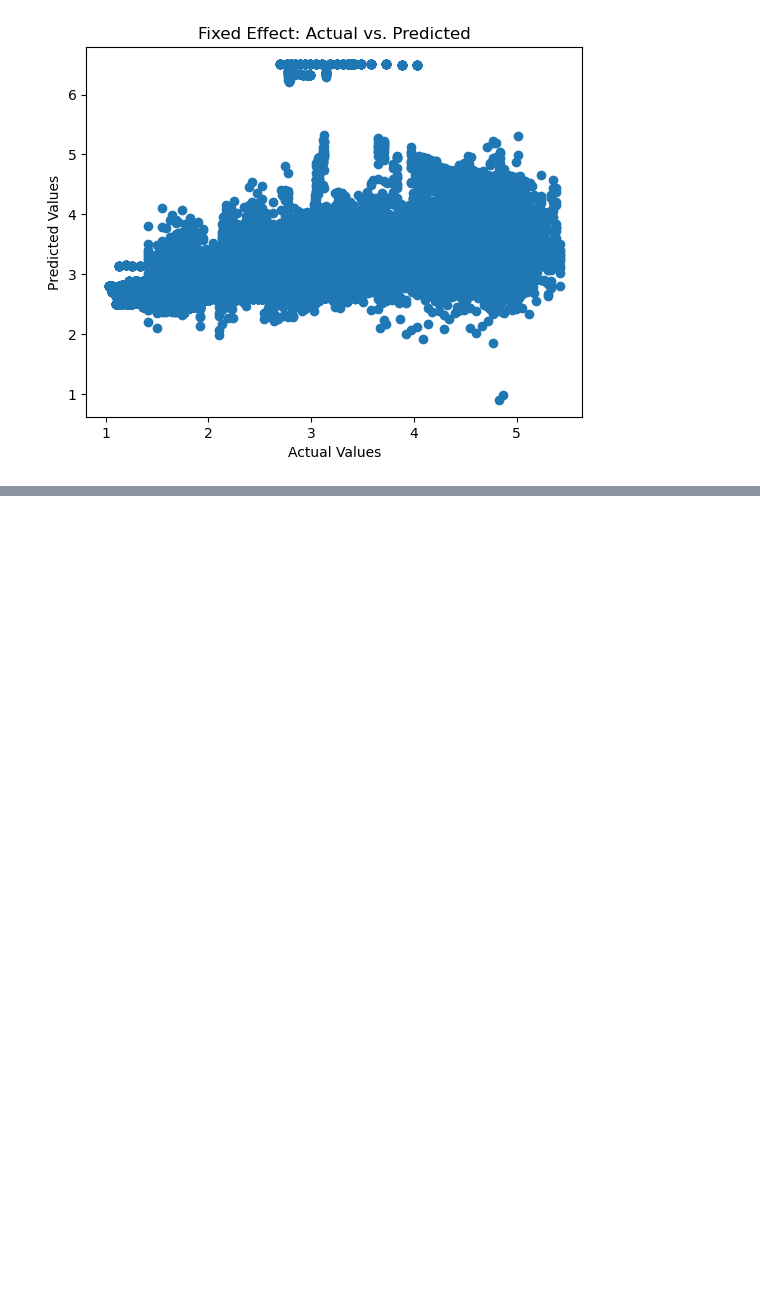
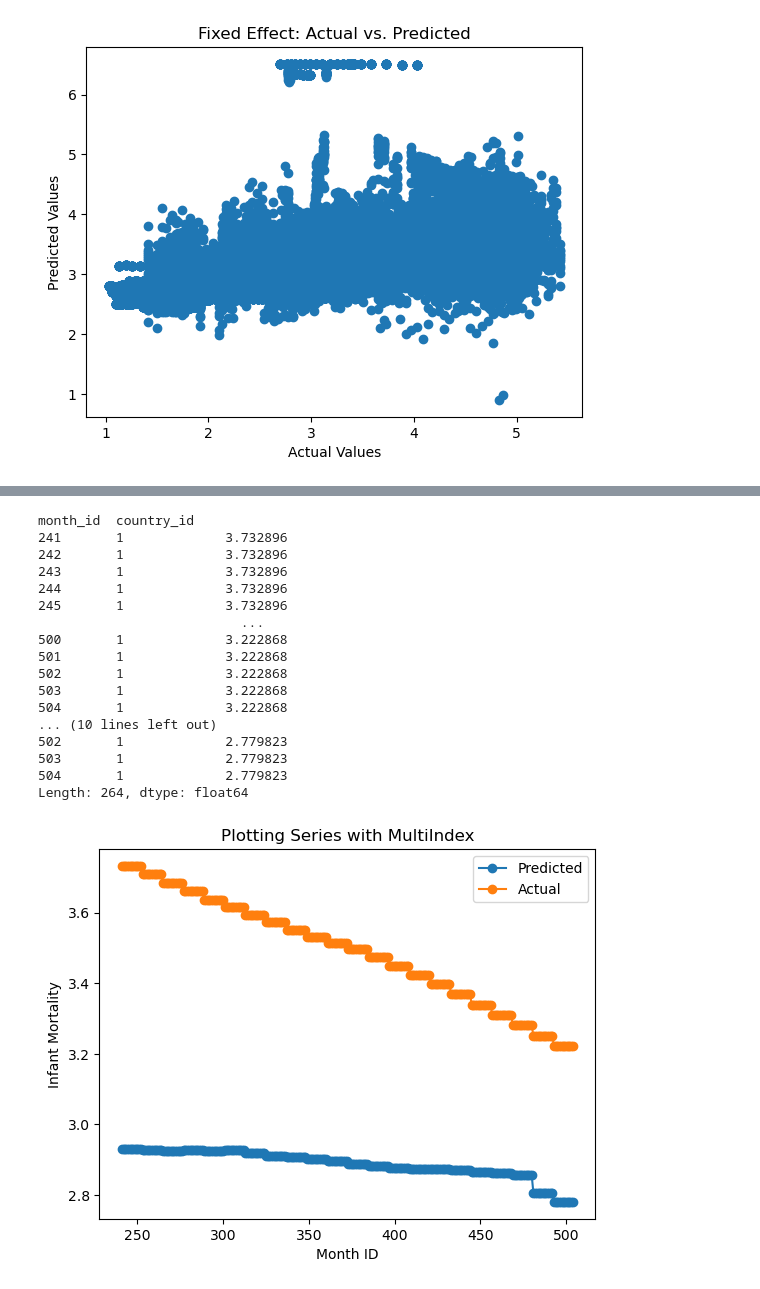
Before and after one commit to prio-data/Monthly-to-Annually-Link, a Jupyter notebook: test-class copy.ipynb, the cells around one changed output, grey strips where cells are left out. Cells and saved outputs as stored; diff of their text form; code cells hidden in the pictures; blank space fills up the shorter version.

```diff
--- a/test-class copy.ipynb
+++ b/test-class copy.ipynb
@@ -235,8 +233,3 @@ data1.results
  [2] The condition number is large, 1.09e+03. This might indicate that there are
  strong multicollinearity or other numerical problems.
  """}
-# %%
-independent_variable = ['wdi_ny_gdp_mktp_kd', 'wdi_sp_pop_totl', 'ged_sb_tlag1', 'ged_sb_tlag2', 'ged_sb_tlag3', 'ged_sb_tlag4', 'ged_sb_tlag5', 'ged_sb_tlag6', 'ged_sb_tlag7', 'ged_sb_tlag8', 'ged_sb_tlag9', 'ged_sb_tlag10', 'ged_sb_tlag11', 'ged_sb_tlag12', 'ged_sb_tlag13', 'ged_sb_tlag14', 'ged_sb_tlag15', 'ged_sb_tlag16', 'ged_sb_tlag17', 'ged_sb_tlag18',
-                        'ged_sb_tlag19', 'ged_sb_tlag20', 'ged_sb_tlag21', 'ged_sb_tlag22', 'ged_sb_tlag23', 'ged_sb_tlag24', 'ged_sb_tlag25', 'ged_sb_tlag26', 'ged_sb_tlag27', 'ged_sb_tlag28', 'ged_sb_tlag29', 'ged_sb_tlag30', 'ged_sb_tlag31', 'ged_sb_tlag32', 'ged_sb_tlag33', 'ged_sb_tlag34', 'ged_sb_tlag35', 'ged_sb_tlag36']
-dependent_variable = 'wdi_sh_dyn_mort_fe'
-data1.ols_regression(independent_variable, dependent_variable,'No effect')
@@ -344,0 +278,21 @@ data1.predictions
+# %%
+data1.plot_time_series_regression(independent_variable, dependent_variable, 'Fixed Effect',1)
+# %% [output]
+month_id  country_id
+241       1             3.732896
+242       1             3.732896
+243       1             3.732896
+244       1             3.732896
+245       1             3.732896
+                          ...
+500       1             3.222868
+501       1             3.222868
+502       1             3.222868
+503       1             3.222868
+504       1             3.222868
+... (10 lines left out)
+502       1             2.779823
+503       1             2.779823
+504       1             2.779823
+Length: 264, dtype: float64
+[figure, added]
```
Also changed, not shown: parts of 22 cells of this notebook, 1 other file.
